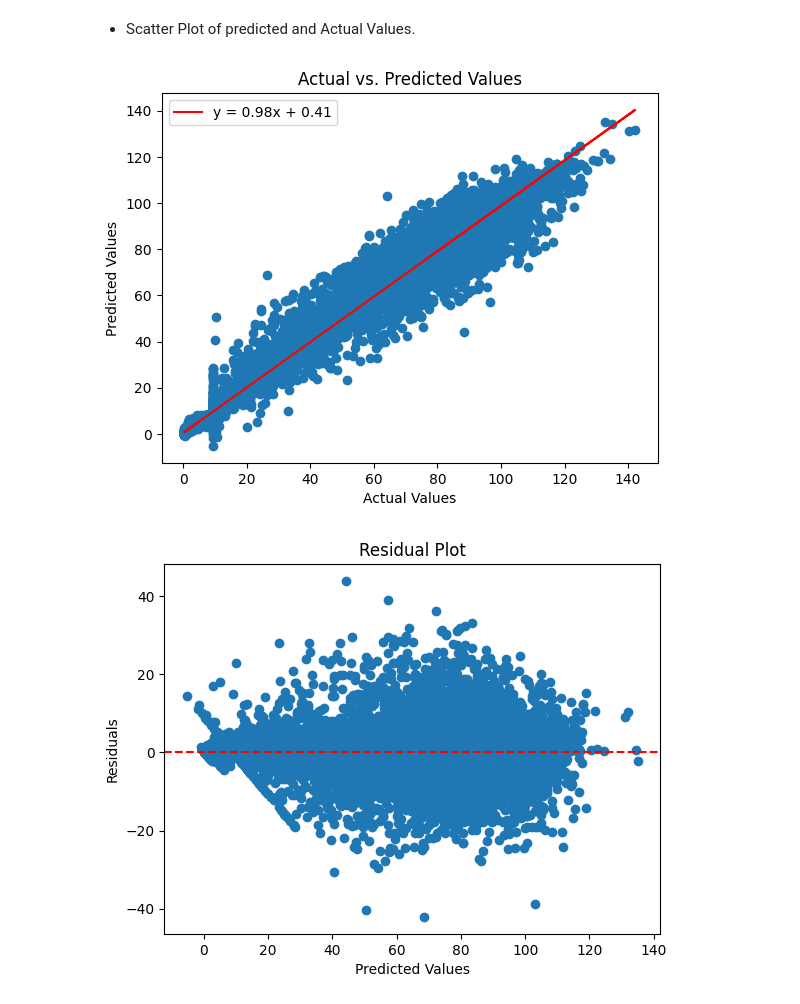
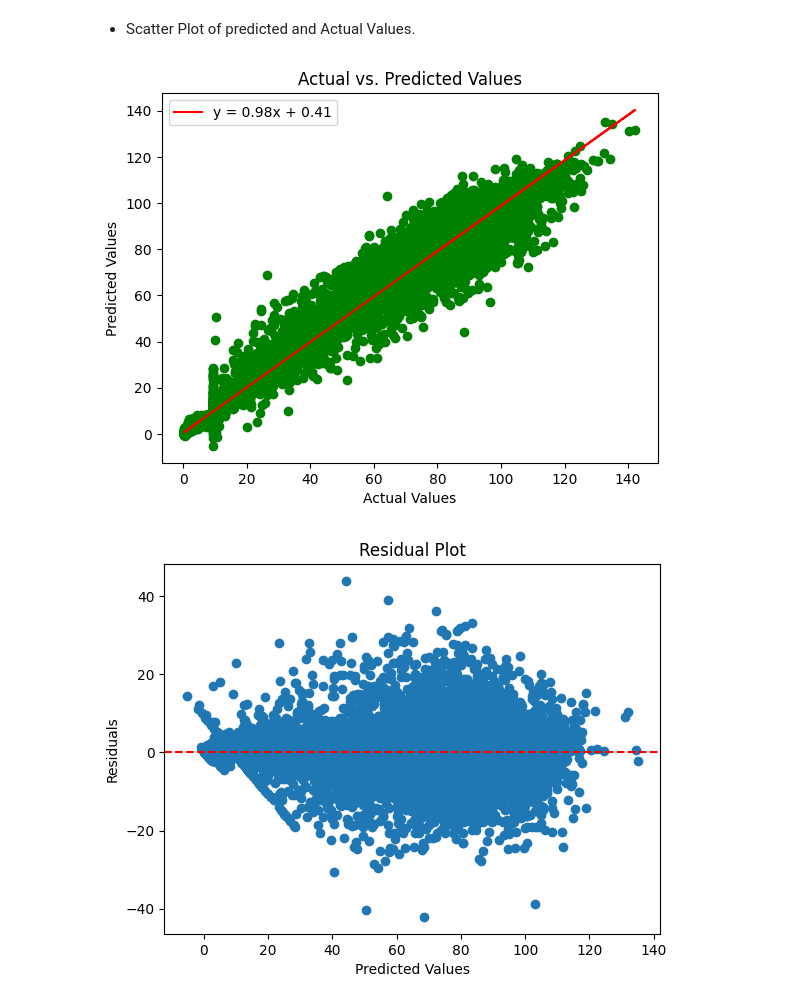
Before and after one commit to alfredamboka/FinalYearProject, a Jupyter notebook: mainProjectCode.ipynb, the cells around one changed output. Drawn from its saved outputs; the diff is of its cells as text; code cells hidden in the pictures.

```diff
--- a/mainProjectCode.ipynb
+++ b/mainProjectCode.ipynb
@@ -3173,28 +3173,28 @@ max       7.878005   134.201800     7.172552
 # %%
 import matplotlib.pyplot as plt
 import numpy as np
 
 # Create a scatter plot
-plt.scatter(y_test, y_pred)
+plt.scatter(y_test, y_pred,  color='green')
 plt.xlabel("Actual Values")
 plt.ylabel("Predicted Values")
 plt.title("Actual vs. Predicted Values")
 
 # Convert y_test and y_pred to 1D arrays
 y_test_1d = y_test.values.ravel()
 y_pred_1d = y_pred.ravel()
 
 # Calculate the line of best fit
 slope, intercept = np.polyfit(y_test_1d, y_pred_1d, 1)
 line_eq = f"y = {slope:.2f}x + {intercept:.2f}"
 
 # Add the line and its equation to the plot
 plt.plot(y_test_1d, slope * y_test_1d + intercept, color='red', label=line_eq)
 plt.legend()
 
 plt.show()
 # %% [output]
-[figure, old version]
+[figure, new version]
 # %%
 residuals = y_test - y_pred
 plt.scatter(y_pred, residuals)
```
Also changed, not shown: parts of 8 cells of this notebook.
